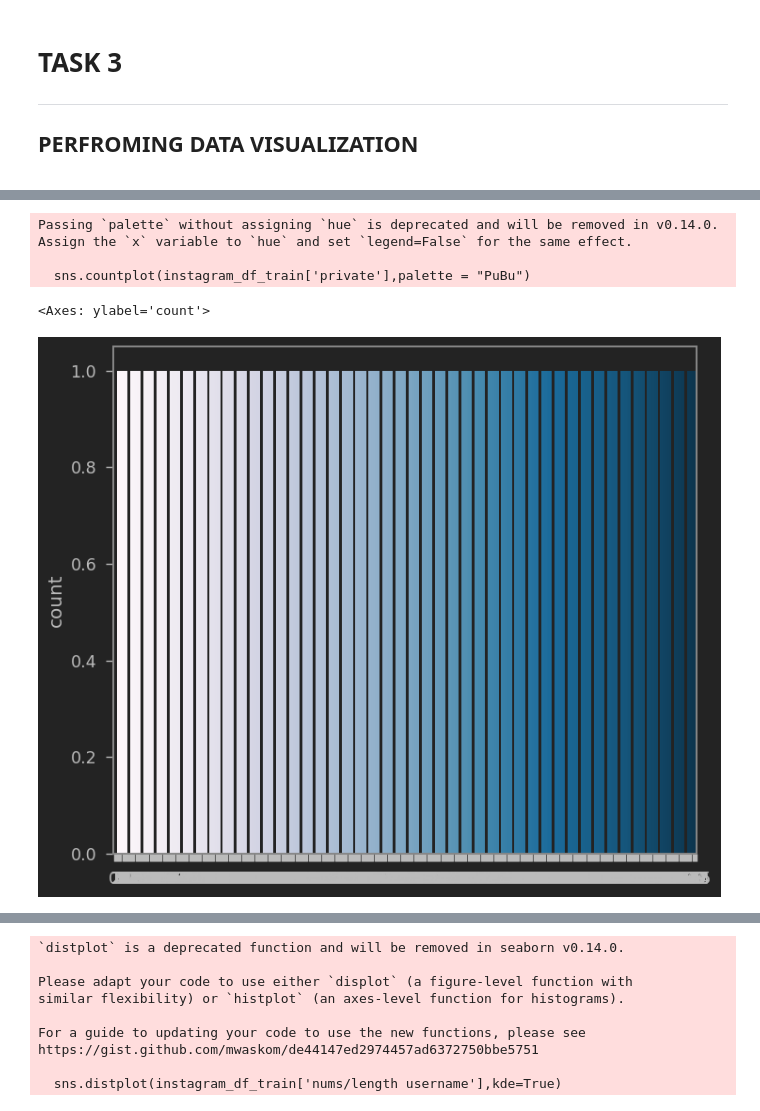
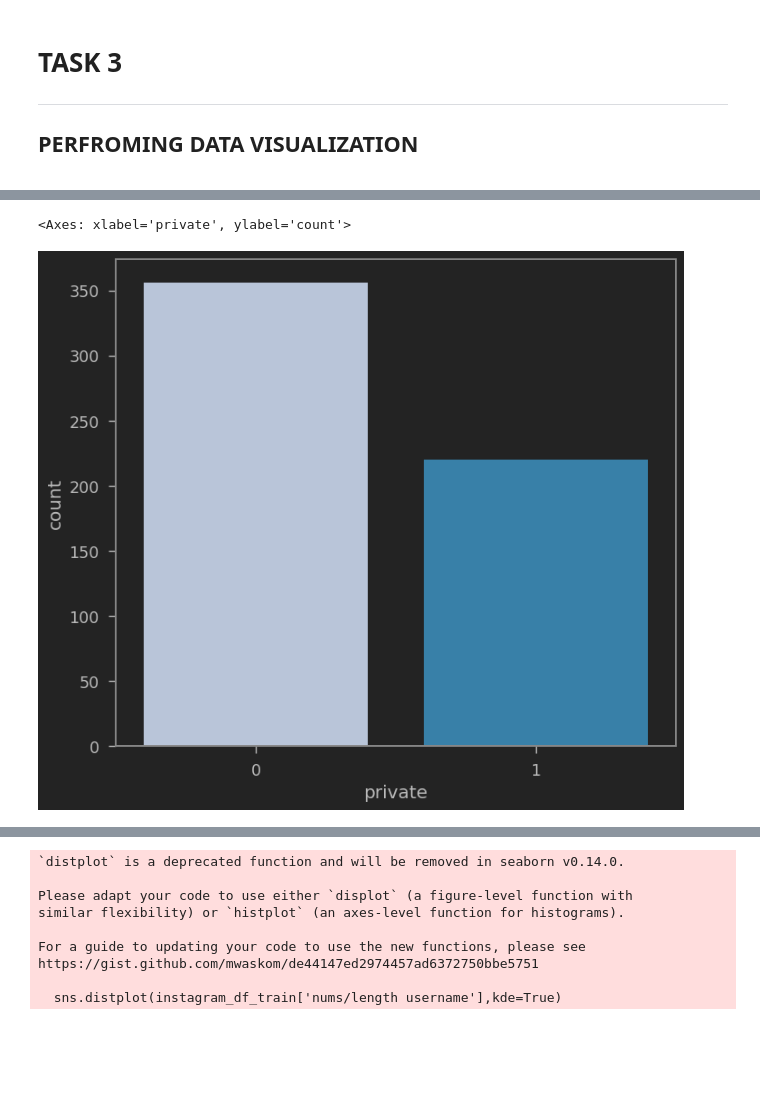
Before and after one commit to Pranjul-1/fake_account_detection, a Jupyter notebook: Fake_Account_Detection.ipynb, the cells around one changed output, grey strips where cells are left out. Drawn from its saved outputs; the diff is of its cells as text; code cells hidden in the pictures; blank space fills up the shorter version.

```diff
--- a/Fake_Account_Detection.ipynb
+++ b/Fake_Account_Detection.ipynb
@@ -283,11 +291,8 @@ sns.countplot(instagram_df_train['fake'])
 # %%
 #Visualizing the private column
-sns.countplot(instagram_df_train['private'],palette = "PuBu")
+sns.countplot(x='private', data=instagram_df_train, hue='private', palette="PuBu", legend=False)
 # %% [output]
-Passing `palette` without assigning `hue` is deprecated and will be removed in v0.14.0. Assign the `x` variable to `hue` and set `legend=False` for the same effect.
-
-  sns.countplot(instagram_df_train['private'],palette = "PuBu")
+<Axes: xlabel='private', ylabel='count'>
-<Axes: ylabel='count'>
-[figure, old version]
+[figure, new version]
 # %%
 #Visualizing the profile pic feature
```
Also changed, not shown: parts of 9 cells of this notebook.
